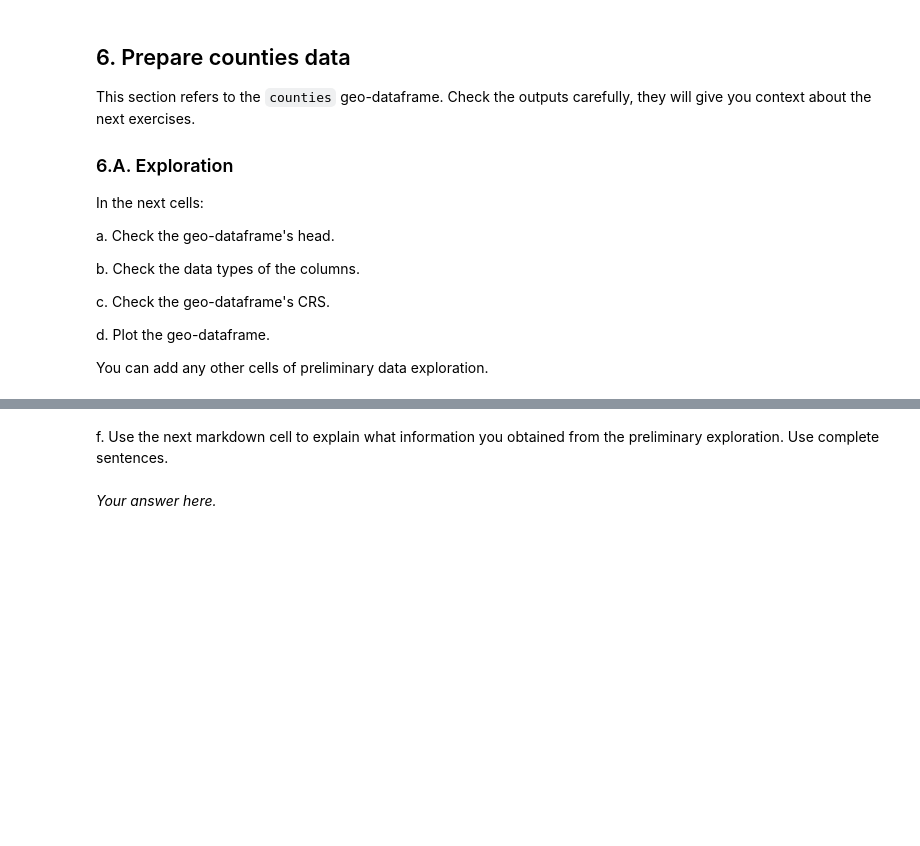
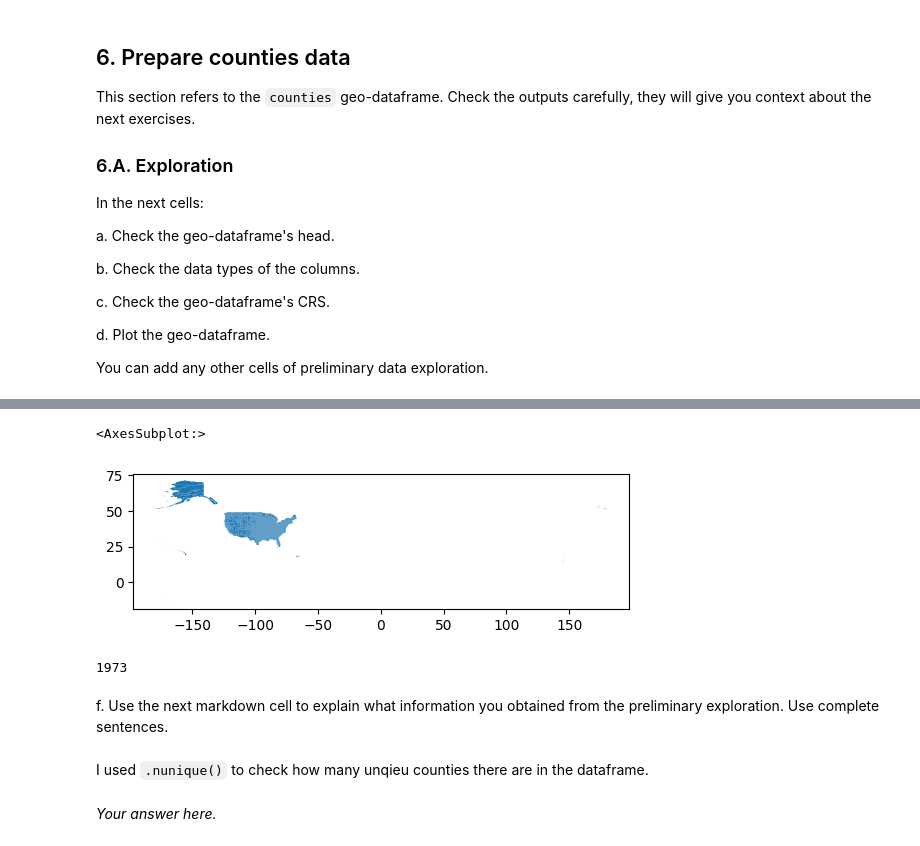
Before and after one commit to ryangreen6/eds220-hwk3, a Jupyter notebook: hwk3-task2-oil-spills.ipynb, the cells around one changed output, grey strips where cells are left out. Saved outputs shown, nothing was run; the diff lists cells and outputs as text; code cells hidden in the pictures; blank space fills up the shorter version.

```diff
--- a/hwk3-task2-oil-spills.ipynb
+++ b/hwk3-task2-oil-spills.ipynb
@@ -179,7 +307,19 @@ You can add any other cells of preliminary data exploration.
+# %%
+# d. Plot the geo-dataframe
+counties.plot()
+# %% [output]
+<AxesSubplot:>
+[figure, added]
+# %%
+print(counties["NAMELSAD"].nunique())
+# %% [output]
+1973
 # %% [markdown]
 <!-- BEGIN QUESTION -->
 
 f. Use the next markdown cell to explain what information you obtained from the preliminary exploration. Use complete sentences.
+# %% [markdown]
+I used `.nunique()` to check how many unqieu counties there are in the dataframe.
 # %% [markdown]
 *Your answer here.*
 # %% [markdown]
```
Also changed, not shown: parts of 38 cells of this notebook.
